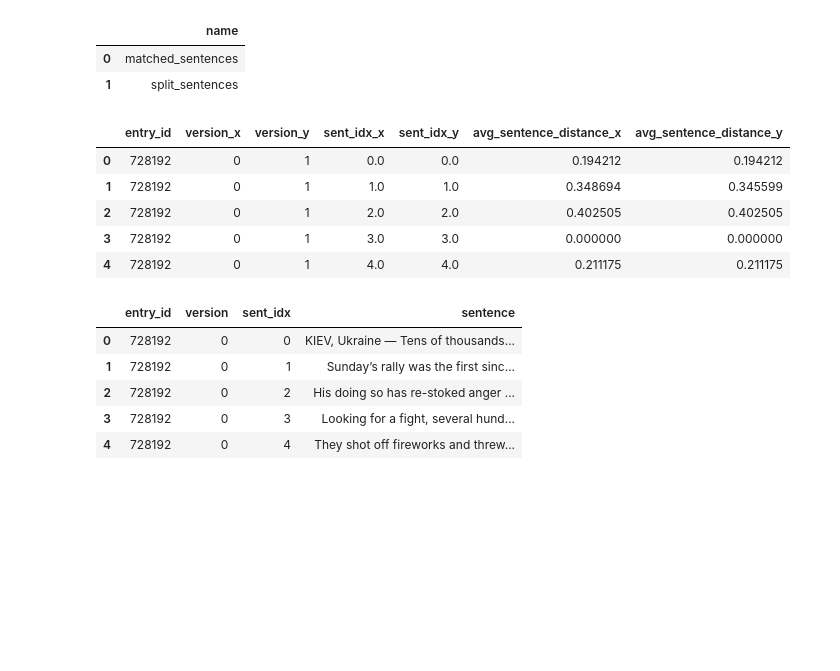
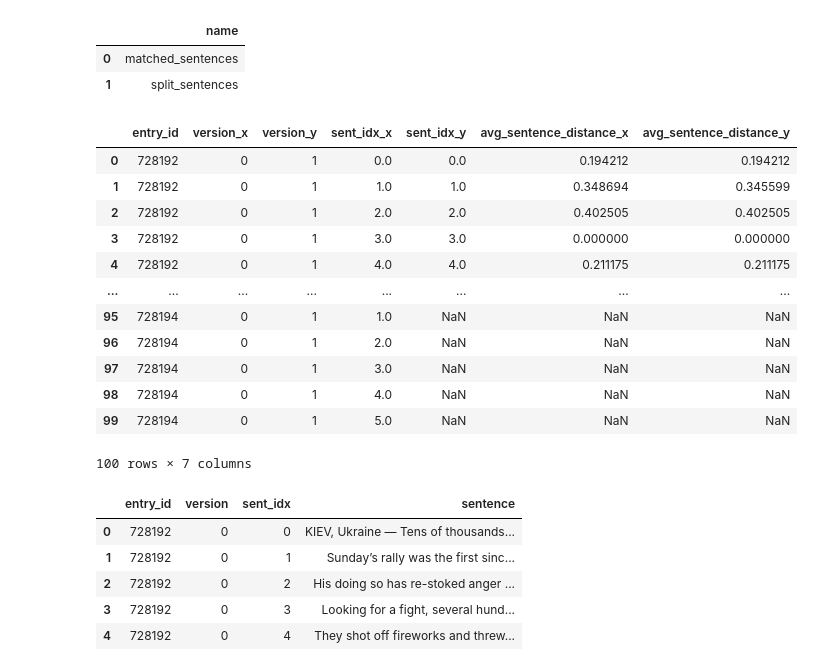
Before and after one commit to alex2awesome/edit-pathways, a Jupyter notebook: notebooks/2021-06-08__analyse-spark-output-dbs.ipynb, the cells around one changed output. Saved outputs shown, nothing was run; the diff lists cells and outputs as text; code cells hidden in the pictures; blank space fills up the shorter version.

```diff
--- a/notebooks/2021-06-08__analyse-spark-output-dbs.ipynb
+++ b/notebooks/2021-06-08__analyse-spark-output-dbs.ipynb
@@ -28,16 +28,23 @@ pd.read_sql('''SELECT
 # %%
 pd.read_sql('''
     SELECT * FROM matched_sentences
     ORDER BY entry_id, version_x, version_y, sent_idx_x, sent_idx_y
-    limit 5
+    limit 100
 ''', con=con)
 # %% [output]
 |  | entry_id | version_x | version_y | sent_idx_x | sent_idx_y | avg_sentence_distance_x | avg_sentence_distance_y |
 | 0 | 728192 | 0 | 1 | 0.0 | 0.0 | 0.194212 | 0.194212 |
 | 1 | 728192 | 0 | 1 | 1.0 | 1.0 | 0.348694 | 0.345599 |
 | 2 | 728192 | 0 | 1 | 2.0 | 2.0 | 0.402505 | 0.402505 |
 | 3 | 728192 | 0 | 1 | 3.0 | 3.0 | 0.000000 | 0.000000 |
 | 4 | 728192 | 0 | 1 | 4.0 | 4.0 | 0.211175 | 0.211175 |
+| ... | ... | ... | ... | ... | ... | ... | ... |
+| 95 | 728194 | 0 | 1 | 1.0 | NaN | NaN | NaN |
+| 96 | 728194 | 0 | 1 | 2.0 | NaN | NaN | NaN |
+| 97 | 728194 | 0 | 1 | 3.0 | NaN | NaN | NaN |
+| 98 | 728194 | 0 | 1 | 4.0 | NaN | NaN | NaN |
+| 99 | 728194 | 0 | 1 | 5.0 | NaN | NaN | NaN |
+100 rows × 7 columns
 # %%
 pd.read_sql('''
     SELECT * FROM split_sentences
```
Also changed, not shown: parts of 1 cell of this notebook.
